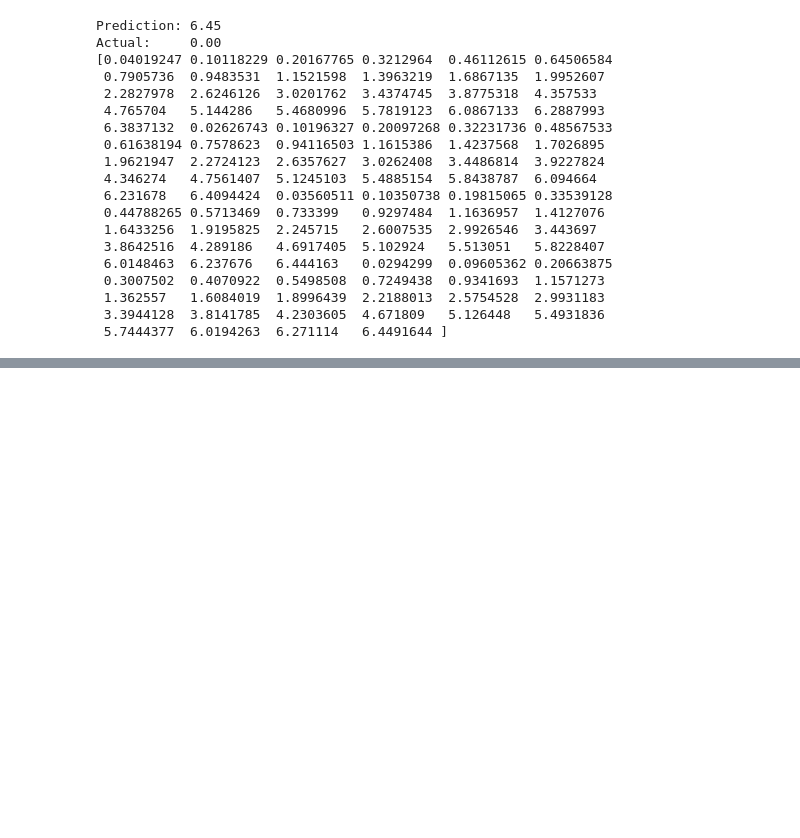
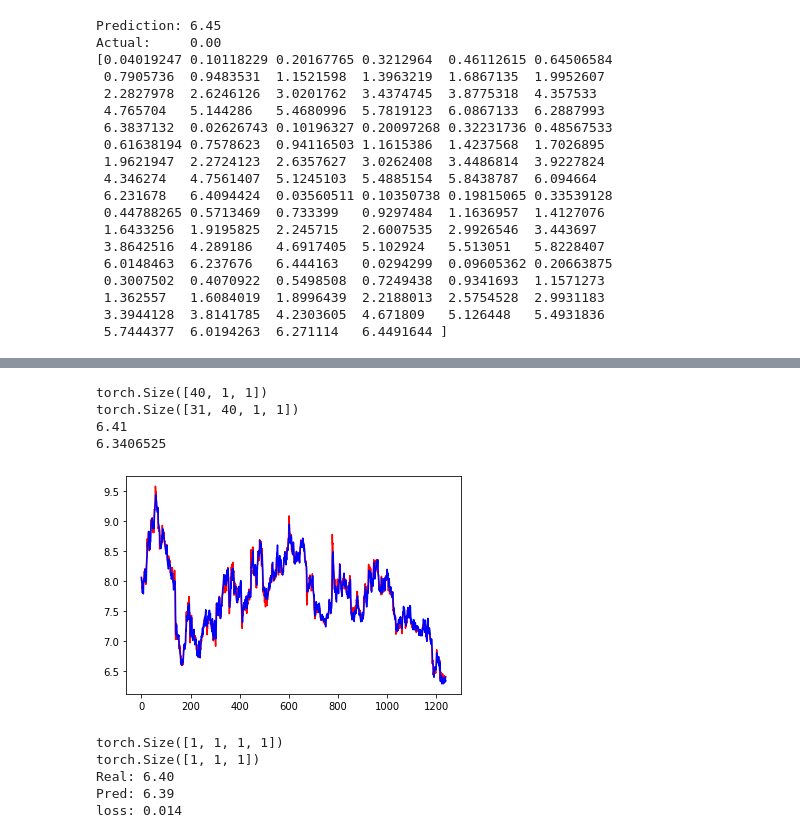
Before and after one commit to matrixleon18/SHUFE, a Jupyter notebook: jupyterlab/GOOD_LSTM.ipynb, the cells around one changed output, grey strips where cells are left out. Saved outputs shown, nothing was run; the diff lists cells and outputs as text; code cells hidden in the pictures; blank space fills up the shorter version.

```diff
--- a/jupyterlab/Model_M_CNN_LSTM_ADV_3.ipynb
+++ b/jupyterlab/GOOD_LSTM.ipynb
@@ -567,3 +567,23 @@ Actual:     0.00
 # %%
 # 保存模型
 torch.save(model, 'e:\\M_CNN_LSTM_ADV3.pkl')
+# %%
+# 把rolling_data再分割为 train / test 就再预测
+# 既然 预测值 和时序相关性很高，可以考虑太早的零星数据对于test影响不大，可以删掉
+print(rolling_data.shape)
+print(TRAIN_BATCH_SIZE)
+print(((rolling_data.shape[0]-1)//TRAIN_BATCH_SIZE)*TRAIN_BATCH_SIZE)
+rolling_data = rolling_data[-((rolling_data.shape[0]-1)//TRAIN_BATCH_SIZE)*TRAIN_BATCH_SIZE-1:,]
+print(rolling_data.shape)
+
+train = rolling_data[:-1].reshape(-1, TRAIN_BATCH_SIZE, SEQ_LENGTH, X_DIM+Y_DIM*Y_SEQ_LEN)                    # 把数据转成 tain_batch_count x TRAIN_BATCH_SIZE x seq_len x in_dim 格式
+test  = rolling_data[-1:].reshape(1, 1, SEQ_LENGTH, X_DIM+Y_DIM*Y_SEQ_LEN)                     # 把数据转成 test_batch_count x TEST_BATCH_SIZE x seq_len x in_dim 格式
+
+train = torch.tensor(train).to(device)
+test  = torch.tensor(test).to(device)
+
+train_x, train_y = train[:,:,:,Y_SEQ_LEN:], train[:,:,-1:,0:Y_SEQ_LEN]           # [train_batch_count, batch_size, sequence_length, XorY dimission]
+test_x,  test_y  = test[:,:,:, Y_SEQ_LEN:],  test[:,:,-1:,0:Y_SEQ_LEN]           # [train_batch_count, batch_size, sequence_length, XorY dimission]
+print(train_x.shape, train_y.shape)
+print(test_x.shape, test_y.shape)
+print(test_y)
@@ -569,0 +652,40 @@ torch.save(model, 'e:\\M_CNN_LSTM_ADV3.pkl')
+# %%
+print(train_pred.shape)
+print(train_y.shape)
+
+# print(train_y[-1,-1])
+# print(train_pred[-1,-1])
+print(train_real_value_list[-1])
+print(train_pred_value_list[-1])
+# %% [output]
+torch.Size([40, 1, 1])
+torch.Size([31, 40, 1, 1])
+6.41
+6.3406525
+# %%
+plt.plot(train_real_value_list, 'r-')
+plt.plot(train_pred_value_list, 'b-')
+plt.show()
+# %% [output]
+[figure, added]
+# %%
+model.eval()
+
+h0 = torch.zeros(NUM_LAYERS, test_x.shape[1], HIDDEN_SIZE).float().to(device)
+c0 = torch.zeros(NUM_LAYERS, test_x.shape[1], HIDDEN_SIZE).float().to(device)
+
+pred, hn, cn = model(test_x[-1], h0, c0)
+
+print(test_y.shape)
+print(pred.shape)
+print("Real: {:.2f}".format(test_y.item()))
+print("Pred: {:.2f}".format(pred[:,-1,:].item()))
+
+loss = loss_func(pred[:,-1,-1], test_y[-1][:,-1,-1])
+print("loss: {:.3f}".format(loss.item()))
+# %% [output]
+torch.Size([1, 1, 1, 1])
+torch.Size([1, 1, 1])
+Real: 6.40
+Pred: 6.39
+loss: 0.014
```
Also changed, not shown: parts of 3 cells of this notebook, 6 other files.
